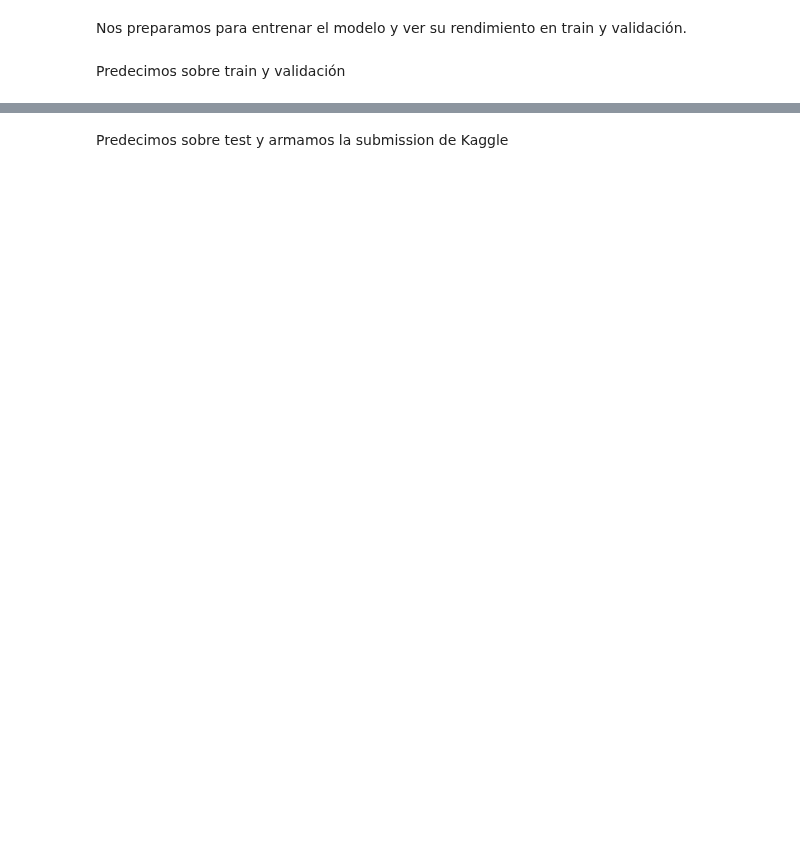
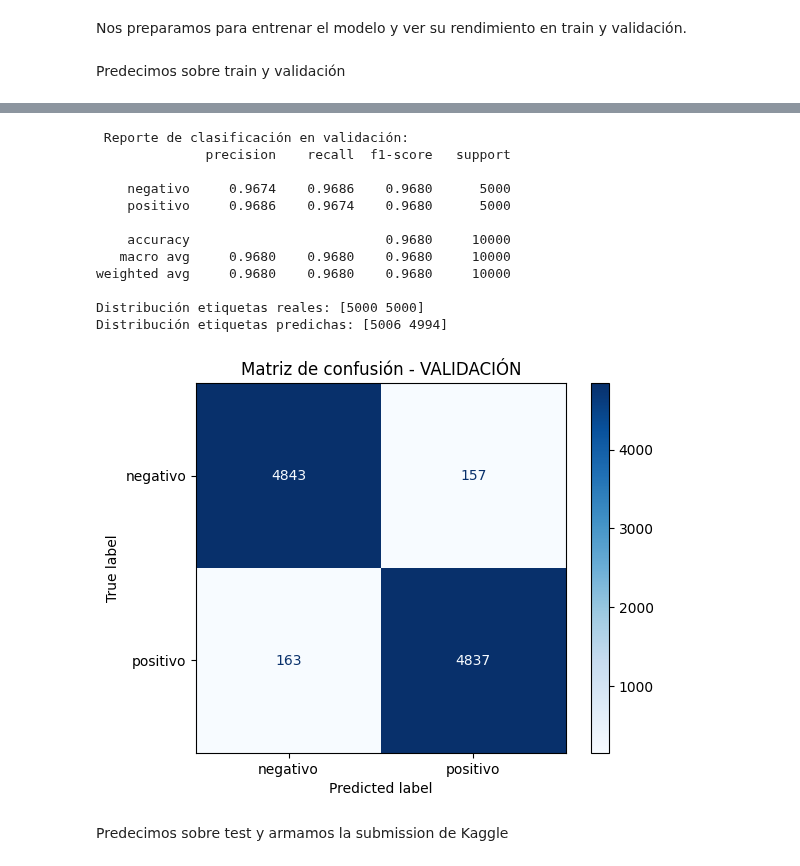
Before and after one commit to CD-GRUPO3/TA047R-1C2025-GRUPO03, a Jupyter notebook: TA047R_TP2_GRUPO03_CHPX_ENTREGA_N3.ipynb, the cells around one changed output, grey strips where cells are left out. Drawn from its saved outputs; the diff is of its cells as text; code cells hidden in the pictures; blank space fills up the shorter version.

```diff
--- a/TA047R_TP2_GRUPO03_CHPX_ENTREGA_N3.ipynb
+++ b/TA047R_TP2_GRUPO03_CHPX_ENTREGA_N3.ipynb
@@ -607,20 +636,41 @@ print("Distribución etiquetas predichas:", np.bincount(y_train_pred))
 # %%
     #VALIDACIÓN
 #DataLoader de validación
 val_df = pd.DataFrame({
     'review_es': X_val_text,
     'label': (y_val == 'positivo').astype(int)
 })
 val_data_loader = data_loader(val_df, tokenizer, MAX_LEN, BATCH_SIZE)
 
 #Predicciones y métricas en validación
 y_val_pred = predict_model(model, val_data_loader)
 y_val_true = val_df['label'].values
 
 print("\n Reporte de clasificación en validación:")
 print(classification_report(y_val_true, y_val_pred, labels=[0,1], target_names=['negativo', 'positivo'], digits=4))
 print("Distribución etiquetas reales:", np.bincount(y_val_true))
 print("Distribución etiquetas predichas:", np.bincount(y_val_pred))
+
+#Matriz de confusión
+cm_val = confusion_matrix(y_val_true, y_val_pred)
+disp_val = ConfusionMatrixDisplay(confusion_matrix=cm_val, display_labels=['negativo', 'positivo'])
+disp_val.plot(cmap='Blues')
+plt.title("Matriz de confusión - VALIDACIÓN")
+plt.show()
+# %% [output]
+ Reporte de clasificación en validación:
+              precision    recall  f1-score   support
+
+    negativo     0.9674    0.9686    0.9680      5000
+    positivo     0.9686    0.9674    0.9680      5000
+
+    accuracy                         0.9680     10000
+   macro avg     0.9680    0.9680    0.9680     10000
+weighted avg     0.9680    0.9680    0.9680     10000
+
+Distribución etiquetas reales: [5000 5000]
+Distribución etiquetas predichas: [5006 4994]
+[figure, added]
 # %% [markdown]
 Predecimos sobre test y armamos la submission de Kaggle
 # %%
```
Also changed, not shown: parts of 3 cells of this notebook.
